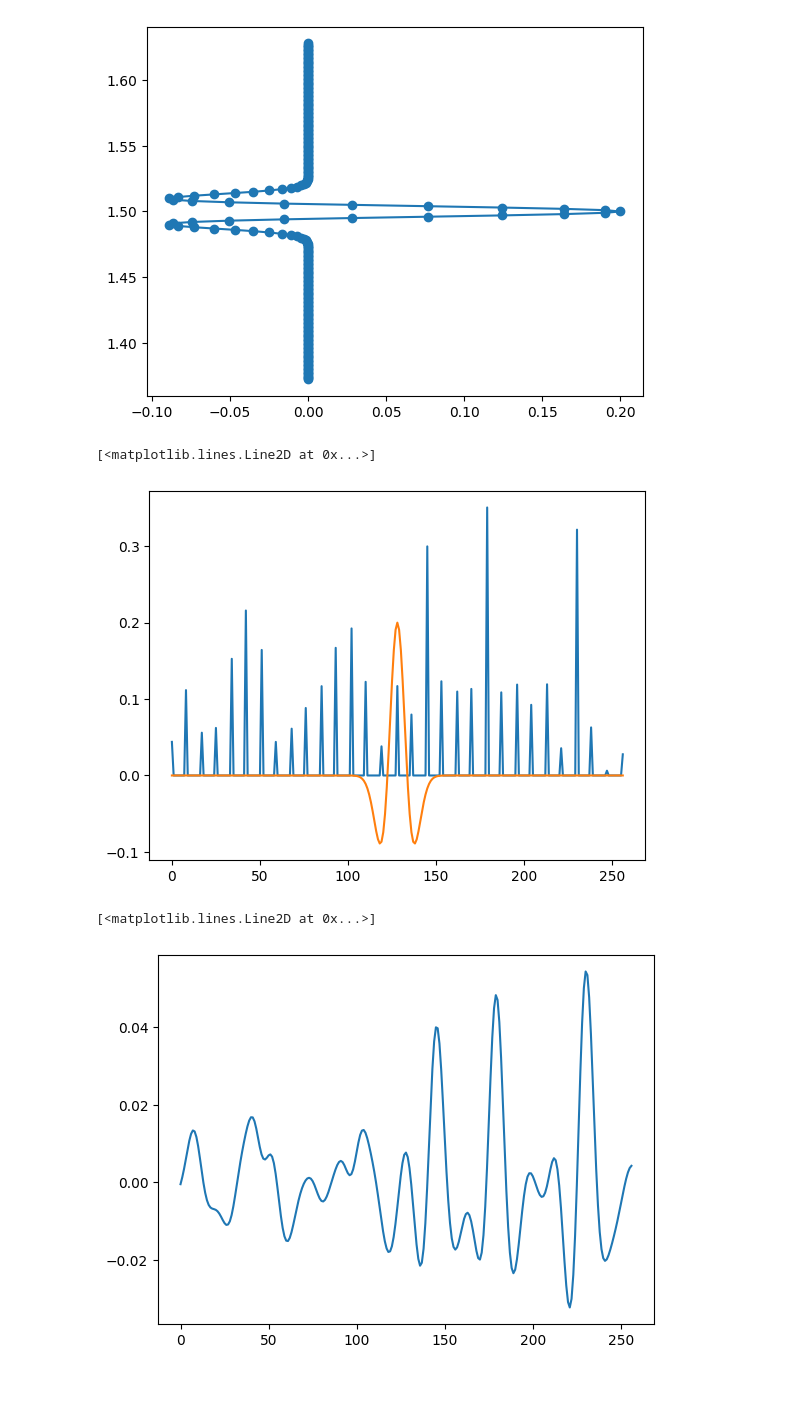
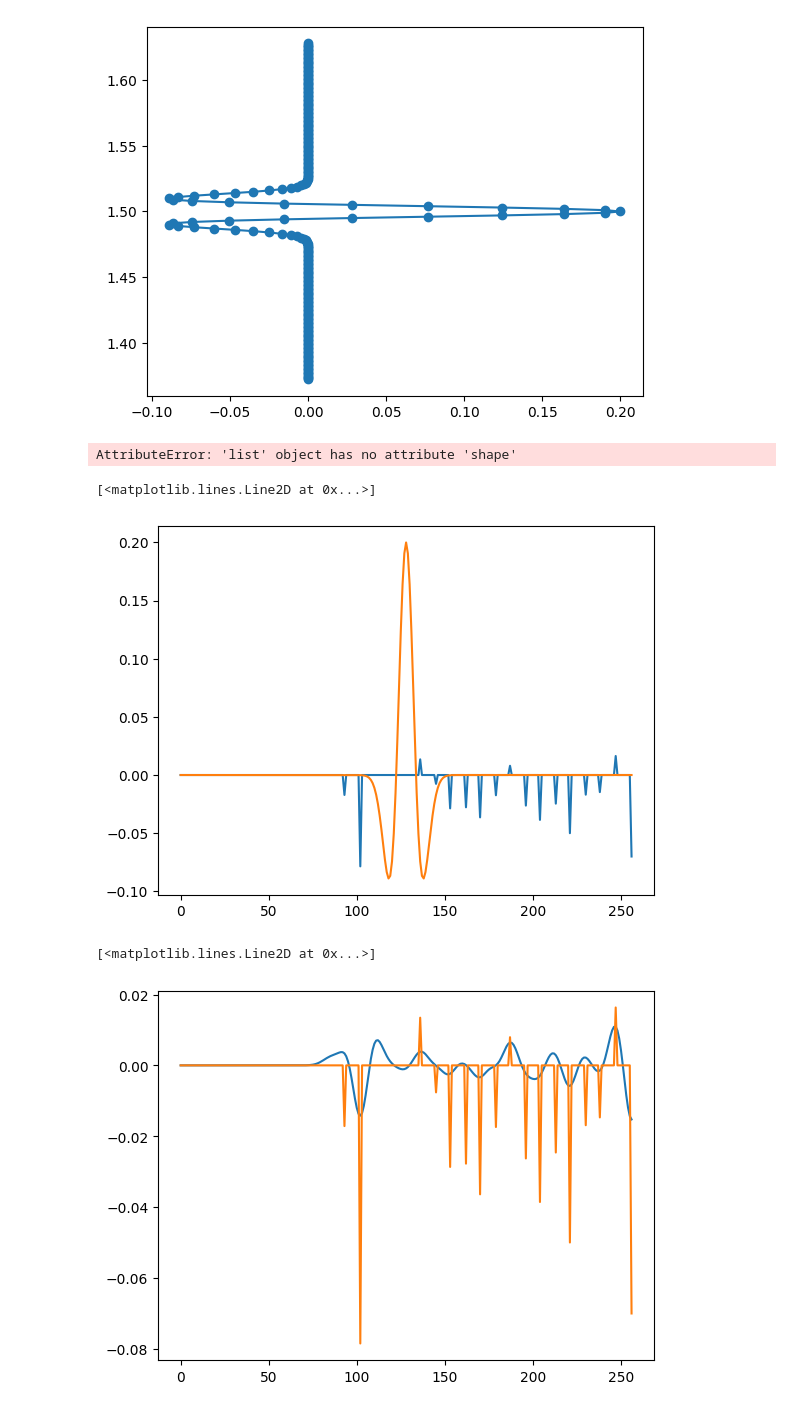
Before and after one commit to Dunckleosteus/seismic, a Jupyter notebook: seismic.ipynb, the cells around one changed output. Drawn from its saved outputs; the diff is of its cells as text; code cells hidden in the pictures.

```diff
--- a/seismic.ipynb
+++ b/seismic.ipynb
@@ -143,5 +141,8 @@ syn = np.convolve(rc2, w2, mode='same')
 # %%
 import numpy as np
+import bruges as bg
+
+rc = reflection_coeff[1,:]
 
 def expand_with_zeros(arr, target_length):
     """Étend un tableau en insérant des zéros aux nouvelles positions"""
@@ -167,16 +168,21 @@ def equalize_arrays(arr1, arr2):
 # Exemple
 
 rc2, w2 = equalize_arrays(rc, w)
+
+syn = np.convolve(rc2, w2, mode='same')
+#syn = bg.filters.convolve(rc2, w2)
+# %% [output]
+AttributeError: 'list' object has no attribute 'shape'
 # %%
 plt.plot(rc2)
 plt.plot(w2)
 # %% [output]
 [<matplotlib.lines.Line2D at 0x...>]
-[figure, old version]
+[figure, new version]
 # %%
 plt.plot(syn)
 plt.plot(rc2)
-plt.plot(w)
+#plt.plot(w)
 # %% [output]
 [<matplotlib.lines.Line2D at 0x...>]
-[figure, old version]
+[figure, new version]
```
Also changed, not shown: parts of 1 cell of this notebook.
